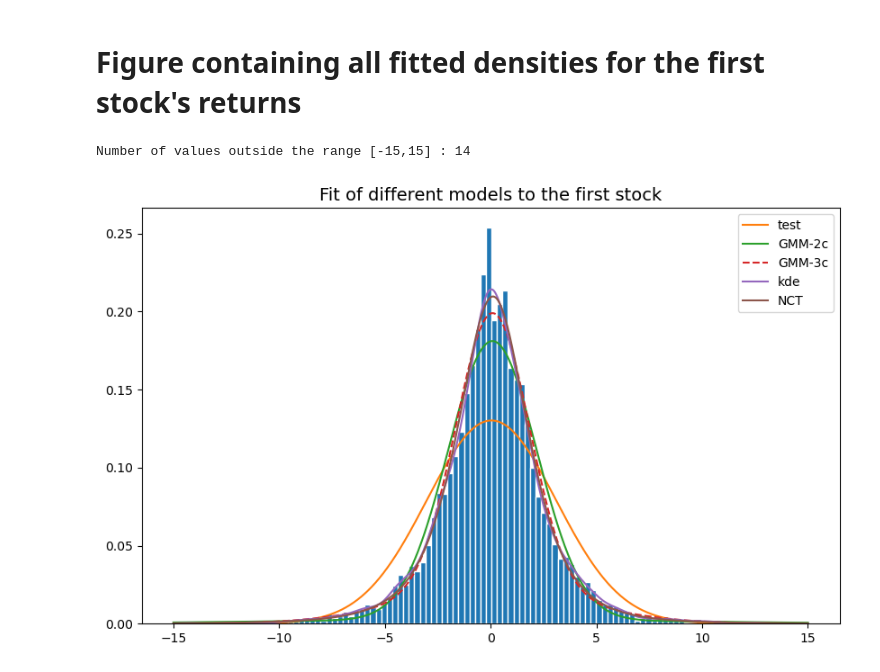
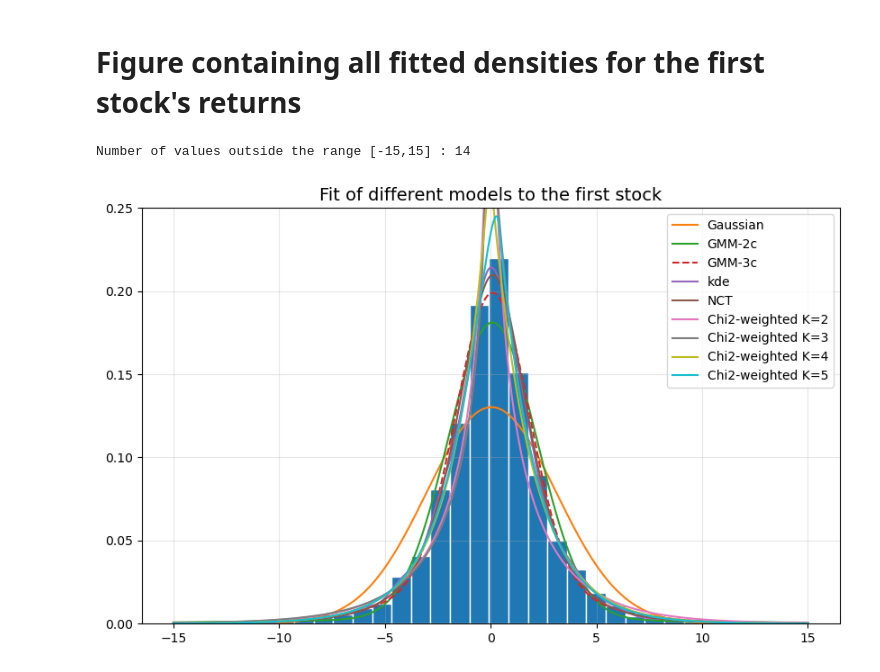
Before and after one commit to hugobelzil/SFF-HW2, a Jupyter notebook: FigureStockAllModels.ipynb, the cells around one changed output. Drawn from its saved outputs; the diff is of its cells as text; code cells hidden in the pictures.

```diff
--- a/FigureStockAllModels.ipynb
+++ b/FigureStockAllModels.ipynb
@@ -22,8 +22,8 @@ sigma1 = gaussian_fit_stock.iloc[0]['sigma']
 
 x = np.linspace(-15, 15, 2000)
 plt.figure(figsize=(10, 6))
-plt.hist(stock, bins = 'auto', edgecolor = 'white', density=True)
-plt.plot(x, norm.pdf(x, loc = mu1, scale = sigma1), label = 'test')
+plt.hist(stock, bins = 30, edgecolor = 'white', density=True)
+plt.plot(x, norm.pdf(x, loc = mu1, scale = sigma1), label = 'Gaussian')
 
 # gaussian mixture fit 2 components
 gmm2c_fit_stock = pd.read_csv('results/gmm2c_init150_fitted_params.csv')
@@ -50,31 +50,117 @@ mu2gmm3c = gmm3c_fit_stock.iloc[0]['mu2']
 mu3gmm3c = gmm3c_fit_stock.iloc[0]['mu3']
 sigma1gmm3c = gmm3c_fit_stock.iloc[0]['sigma1']
 sigma2gmm3c = gmm3c_fit_stock.iloc[0]['sigma2']
 sigma3gmm3c = gmm3c_fit_stock.iloc[0]['sigma3']
 
 X1_3c = Normal(mu=mu1gmm3c, sigma=sigma1gmm3c)
 X2_3c = Normal(mu=mu2gmm3c, sigma=sigma2gmm3c)
 X3_3c = Normal(mu=mu3gmm3c, sigma=sigma3gmm3c)
 
 gmm_dist_3c = Mixture(components=[X1_3c, X2_3c, X3_3c], weights=[pi1gmm3c, pi2gmm3c, pi3gmm3c])
 plt.plot(x, gmm_dist_3c.pdf(x), label = 'GMM-3c', linestyle = '--')
 
 # Gaussian KDE
 kde = gaussian_kde(stock)
 plt.plot(x, kde.pdf(x), label = 'kde')
 
 # Non central t
 nct_fit = pd.read_csv('results/nct_fit.csv')
 df_nct = nct_fit.iloc[0]['df']
 nc_nct = nct_fit.iloc[0]['nc']
 loc_nct = nct_fit.iloc[0]['mu']
 sigma_nct = nct_fit.iloc[0]['sigma']
 
 plt.plot(x, nct.pdf(x, df = df_nct, nc = nc_nct, loc = loc_nct, scale = sigma_nct), label = 'NCT')
 
 plt.title('Fit of different models to the first stock', fontsize = 14)
+#plt.legend()
+plt.grid(True, alpha = 0.3)
+#plt.show()
+
+
+# weighted chi^2 sums
+import numpy as np
+import pandas as pd
+import matplotlib.pyplot as plt
+import re
+
+# ---- (1) load fitted chi2-weighted params (K=2..5) ----
+chi2_files = {
+    2: "results/chi2_weighted_K2.csv",
+    3: "results/chi2_weighted_K3.csv",
+    4: "results/chi2_weighted_K4.csv",
+    5: "results/chi2_weighted_K5.csv",
+}
+
+import re
+import numpy as np
+
+def _extract_loc_and_weights(df, stock_idx, K):
+    # choose row
+    if "stock" in df.columns:
+        row = df.loc[df["stock"] == stock_idx + 1].iloc[0]
+    else:
+        row = df.iloc[stock_idx]
+
+    # location parameter
+    mu = 0.0
+    for loc_col in ["mu", "loc", "location", "delta", "m"]:
+        if loc_col in df.columns:
+            mu = float(row[loc_col])
+            break
+
+    # collect weight-like columns (supports w_1, w1, weight_2, omega_3, lambda_4, ...)
+    cols = []
+    for c in df.columns:
+        s = str(c)
+        m = re.match(r"^(w|weight|omega|lambda)_?(\d+)$", s)
+        if m:
+            cols.append((int(m.group(2)), s))
+
+    cols = [name for _, name in sorted(cols, key=lambda t: t[0])]
+
+    if len(cols) < K:
+        raise ValueError(f"Could not find {K} weight columns in {df.columns.tolist()}")
+
+    w = np.array([float(row[c]) for c in cols[:K]], dtype=float)
+    return mu, w
+
+
+# ---- (2) FFT-based pdf for mu + sum_j w_j * ChiSquare_1 ----
+def _chi2_weighted_pdf_fft_grid(x_min, x_max, N, weights, mu=0.0):
+    dx = (x_max - x_min) / N
+    t  = 2 * np.pi * np.fft.fftfreq(N, d=dx)   # includes +/- frequencies
+    phi = np.exp(1j * t * mu)
+    for w in weights:
+        phi *= (1 - 2j * t * w) ** (-0.5)      # cf of w*ChiSquare_1
+
+    dt = 2 * np.pi / (N * dx)
+    f = (dt / (2 * np.pi)) * np.fft.fft(phi * np.exp(-1j * t * x_min))
+    x_grid = x_min + np.arange(N) * dx
+    f = np.real(f)
+    f = np.clip(f, 0.0, None)                  # kill small FFT ringing negatives
+    return x_grid, f
+
+def chi2_weighted_pdf_on_x(x_plot, weights, mu=0.0, N=2**14, margin=5.0):
+    x_min = float(np.min(x_plot) - margin)
+    x_max = float(np.max(x_plot) + margin)
+    xg, fg = _chi2_weighted_pdf_fft_grid(x_min, x_max, N, weights, mu)
+    return np.interp(x_plot, xg, fg, left=0.0, right=0.0)
+
+# ---- (3) plot all chi2 K=2..5 for the current stock ----
+stock_idx = 0  # stock 1 -> 0; stock 2 -> 1; etc.
+
+# assumes you already have: x = np.linspace(-15, 15, 2000)
+for K, fpath in chi2_files.items():
+    dfK = pd.read_csv(fpath)
+    muK, wK = _extract_loc_and_weights(dfK, stock_idx, K)
+    pdfK = chi2_weighted_pdf_on_x(x, wK, mu=muK, N=2**14, margin=5.0)
+    plt.plot(x, pdfK, label=f"Chi2-weighted K={K}")
+
+# (keep your existing legend/show)
+plt.ylim(0, 0.25)
 plt.legend()
 plt.show()
 # %% [output]
 Number of values outside the range [-15,15] : 14
-[figure, old version]
+[figure, new version]
```
Also changed, not shown: parts of 1 cell of this notebook, 15 other files.
